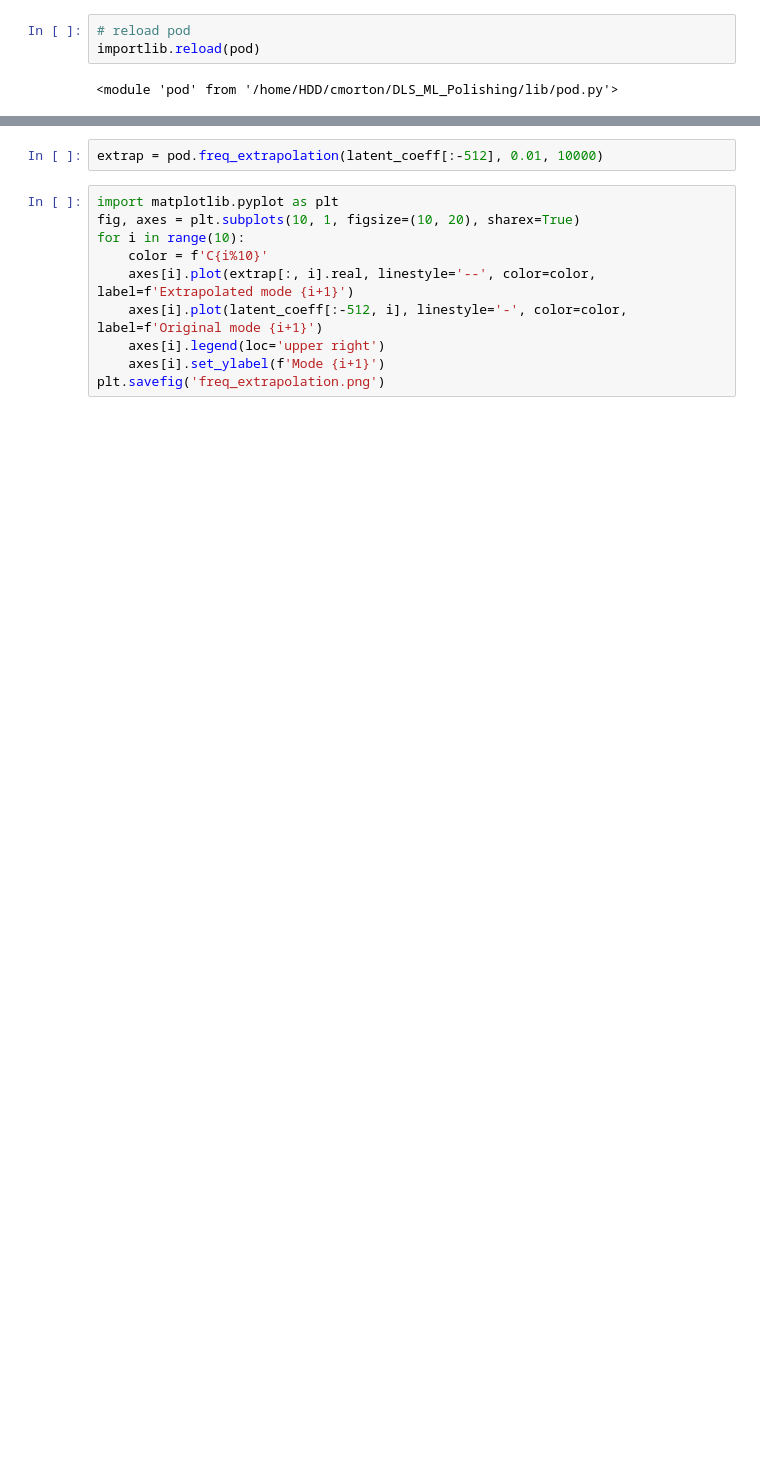
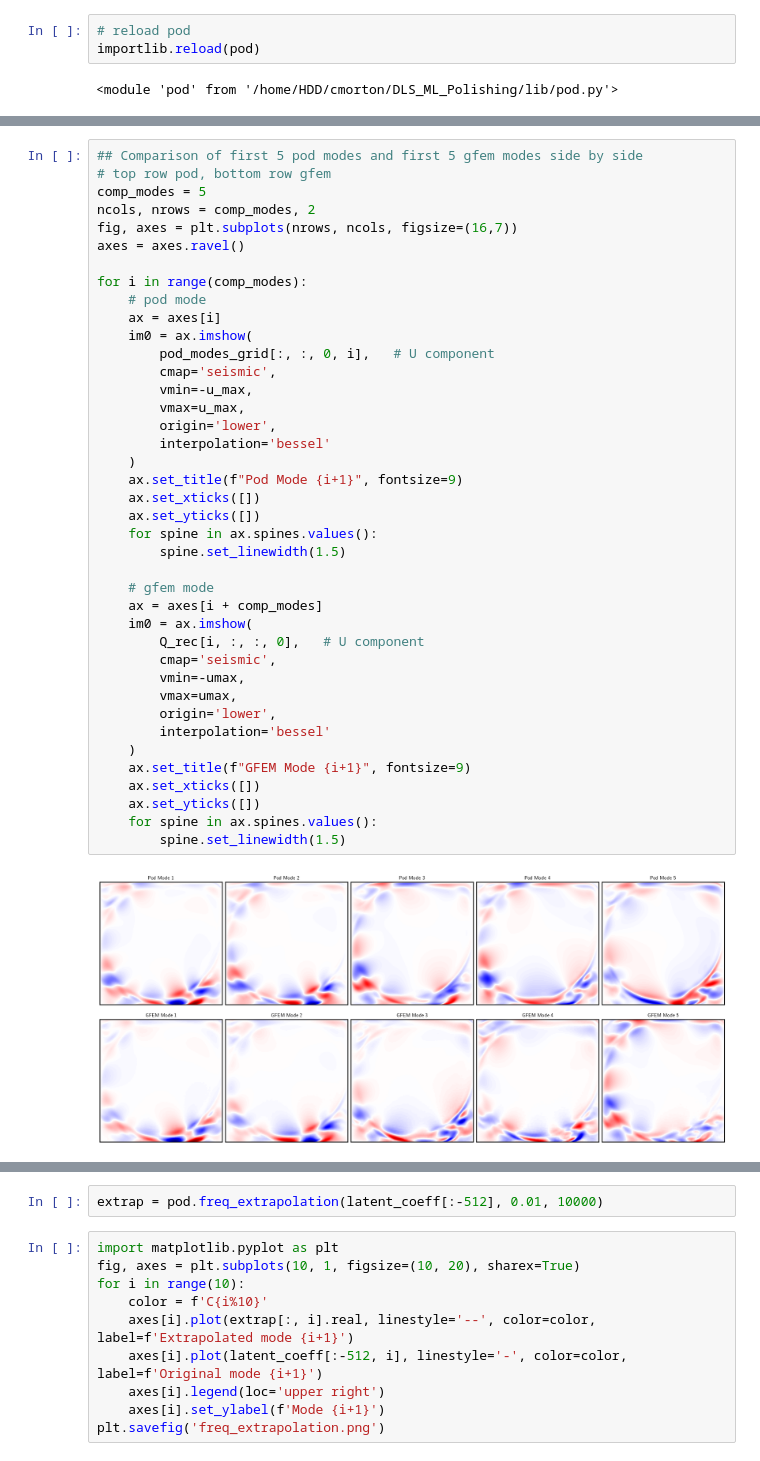
Before and after one commit to morton311/DLS_ML, a Jupyter notebook: lib/test.ipynb, the cells around one changed output, grey strips where cells are left out. Cells and saved outputs as stored; diff of their text form; blank space fills up the shorter version.

```diff
--- a/lib/test.ipynb
+++ b/lib/test.ipynb
@@ -35,0 +144,42 @@ latent_coeff = latent_coeff - np.mean(latent_coeff, axis=0)
+# %%
+## Comparison of first 5 pod modes and first 5 gfem modes side by side
+# top row pod, bottom row gfem
+comp_modes = 5
+ncols, nrows = comp_modes, 2
+fig, axes = plt.subplots(nrows, ncols, figsize=(16,7))
+axes = axes.ravel()
+
+for i in range(comp_modes):
+    # pod mode
+    ax = axes[i]
+    im0 = ax.imshow(
+        pod_modes_grid[:, :, 0, i],   # U component
+        cmap='seismic',
+        vmin=-u_max,
+        vmax=u_max,
+        origin='lower',
+        interpolation='bessel'
+    )
+    ax.set_title(f"Pod Mode {i+1}", fontsize=9)
+    ax.set_xticks([])
+    ax.set_yticks([])
+    for spine in ax.spines.values():
+        spine.set_linewidth(1.5)
+
+    # gfem mode
+    ax = axes[i + comp_modes]
+    im0 = ax.imshow(
+        Q_rec[i, :, :, 0],   # U component
+        cmap='seismic',
+        vmin=-umax,
+        vmax=umax,
+        origin='lower',
+        interpolation='bessel'
+    )
+    ax.set_title(f"GFEM Mode {i+1}", fontsize=9)
+    ax.set_xticks([])
+    ax.set_yticks([])
+    for spine in ax.spines.values():
+        spine.set_linewidth(1.5)
+# %% [output]
+[figure, added]
```
Also changed, not shown: parts of 12 cells of this notebook, 7 other files.
